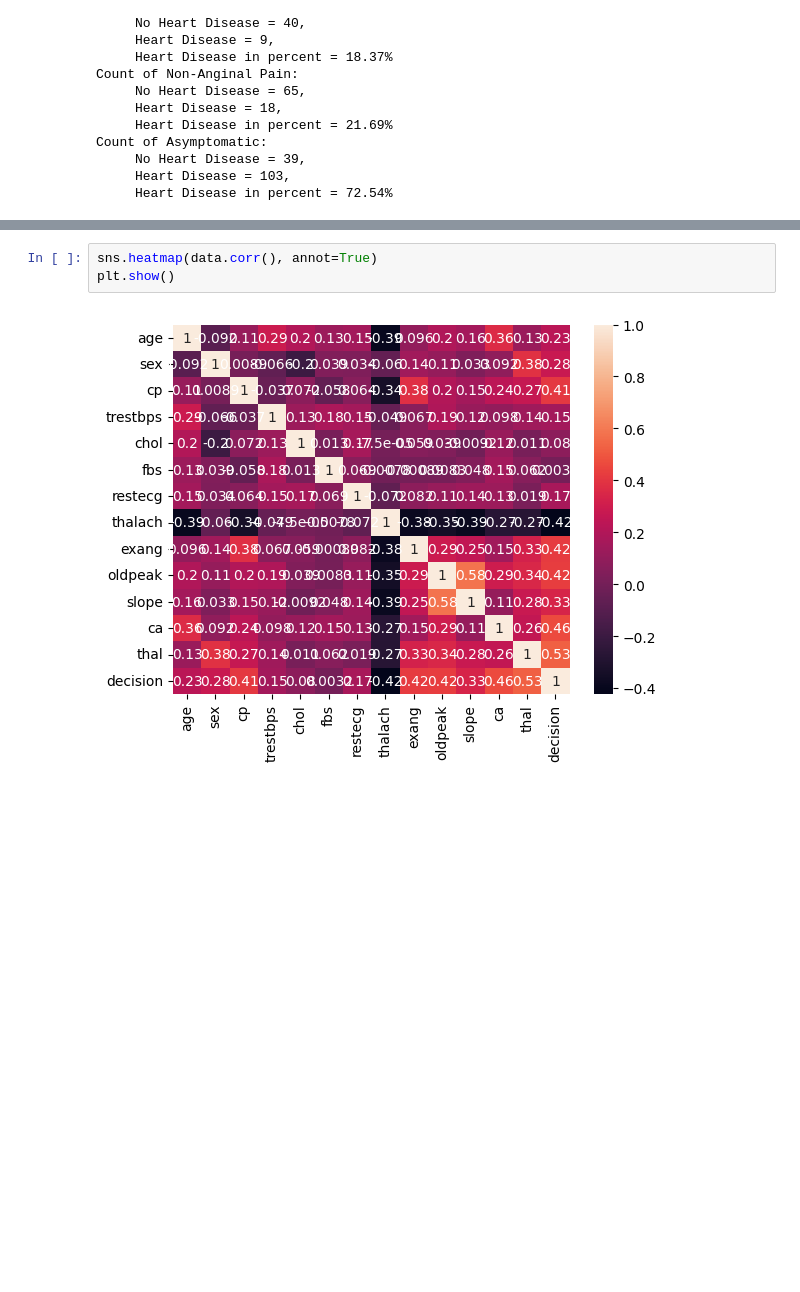
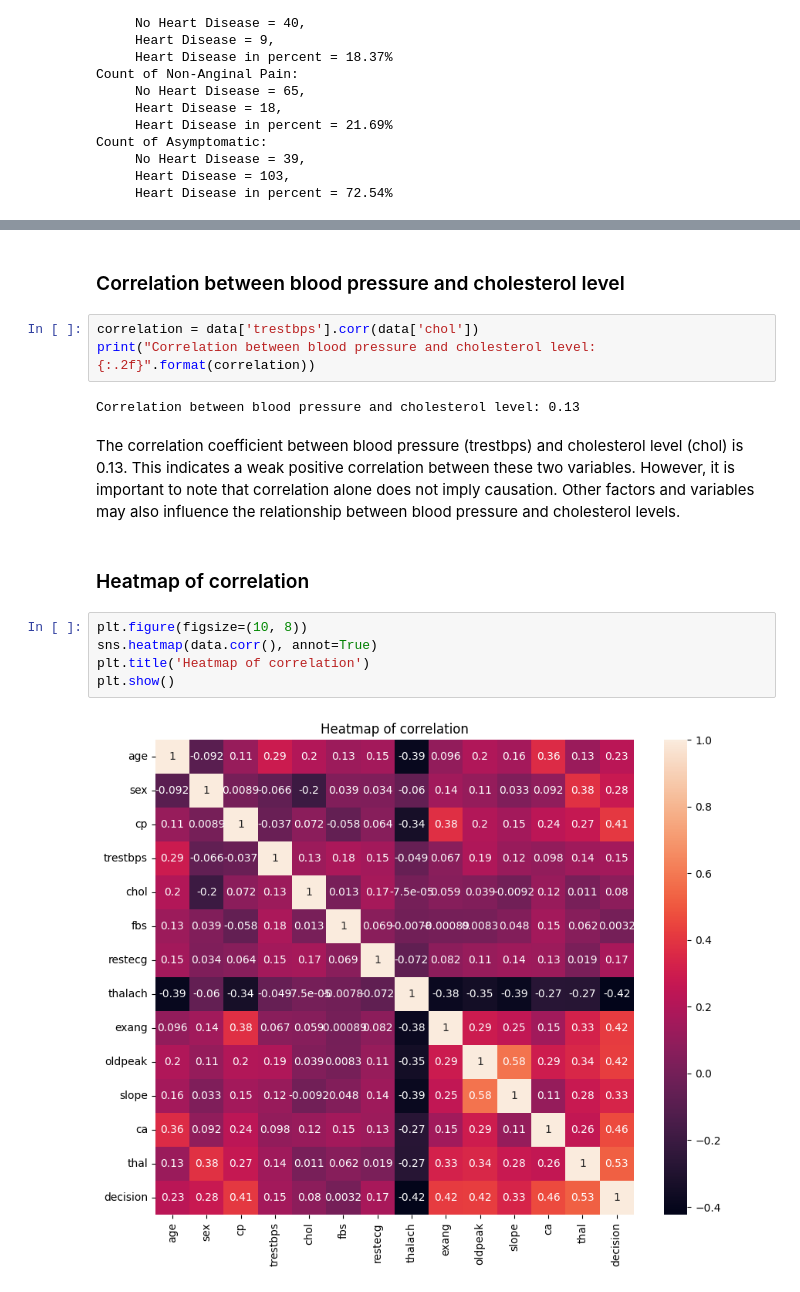
Before and after one commit to MrDomian/Heart-Disease-Risk-Prediction, a Jupyter notebook: Data analysis.ipynb, the cells around one changed output, grey strips where cells are left out. Cells and saved outputs as stored; diff of their text form; blank space fills up the shorter version.

```diff
--- a/Data analysis.ipynb
+++ b/Data analysis.ipynb
@@ -211,5 +242,18 @@ Count of Asymptomatic:
+# %% [markdown]
+### Correlation between blood pressure and cholesterol level
+# %%
+correlation = data['trestbps'].corr(data['chol'])
+print("Correlation between blood pressure and cholesterol level: {:.2f}".format(correlation))
+# %% [output]
+Correlation between blood pressure and cholesterol level: 0.13
+# %% [markdown]
+The correlation coefficient between blood pressure (trestbps) and cholesterol level (chol) is 0.13. This indicates a weak positive correlation between these two variables. However, it is important to note that correlation alone does not imply causation. Other factors and variables may also influence the relationship between blood pressure and cholesterol levels.
+# %% [markdown]
+### Heatmap of correlation
 # %%
+plt.figure(figsize=(10, 8))
 sns.heatmap(data.corr(), annot=True)
+plt.title('Heatmap of correlation')
 plt.show()
 # %% [output]
-[figure, old version]
+[figure, new version]
```
Also changed, not shown: parts of 12 cells of this notebook.
